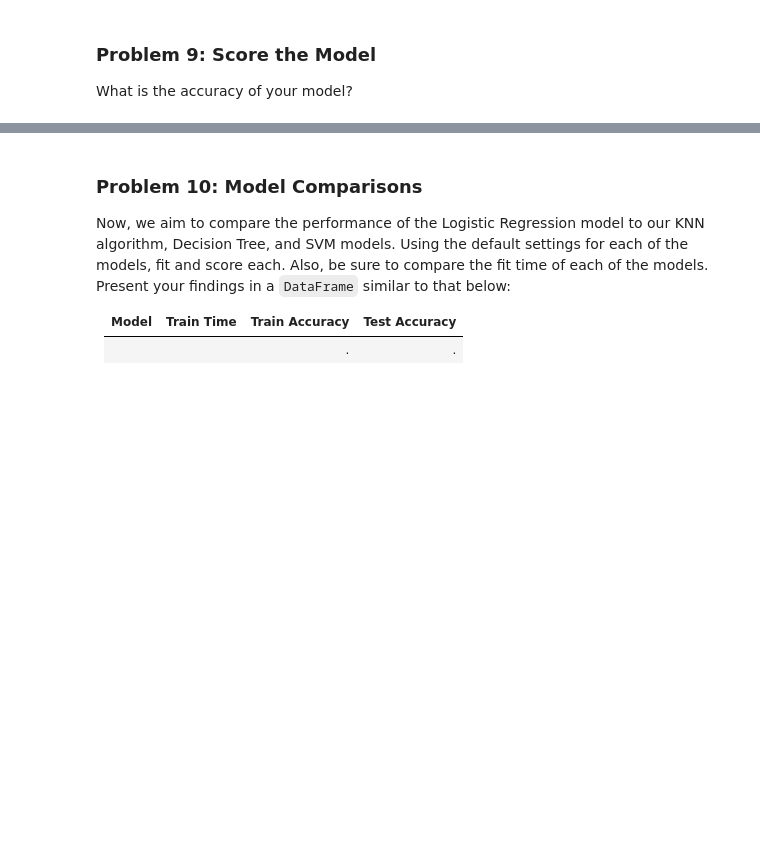
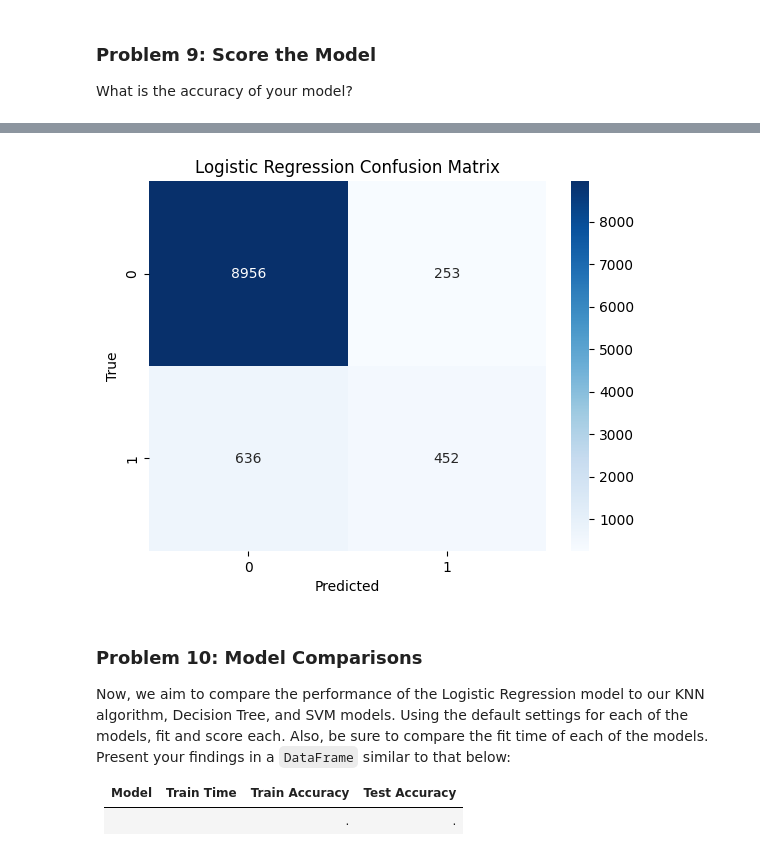
Before and after one commit to mngaonkar/berkeley_ai, a Jupyter notebook: week17/module17_starter/prompt_III.ipynb, the cells around one changed output, grey strips where cells are left out. Saved outputs shown, nothing was run; the diff lists cells and outputs as text; code cells hidden in the pictures; blank space fills up the shorter version.

```diff
--- a/week17/module17_starter/prompt_III.ipynb
+++ b/week17/module17_starter/prompt_III.ipynb
@@ -230,3 +240,15 @@ Logistic regression classifier model test acc = 0.9111391667475964
+# %%
+# Plot confusion matrix
+y_pred = lgr_model.predict(X_test)
+cm = confusion_matrix(y_test, y_pred)
+
+sns.heatmap(cm, annot=True, fmt='d', cmap='Blues')
+plt.xlabel('Predicted')
+plt.ylabel('True')
+plt.title('Logistic Regression Confusion Matrix')
+plt.show()
+# %% [output]
+[figure, added]
 # %% [markdown]
 ### Problem 10: Model Comparisons
 
```
Also changed, not shown: parts of 23 cells of this notebook.
